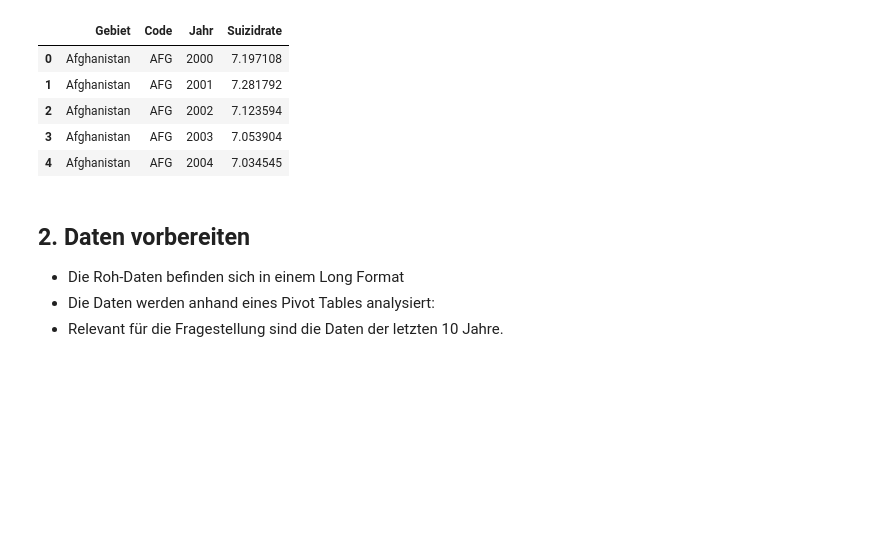
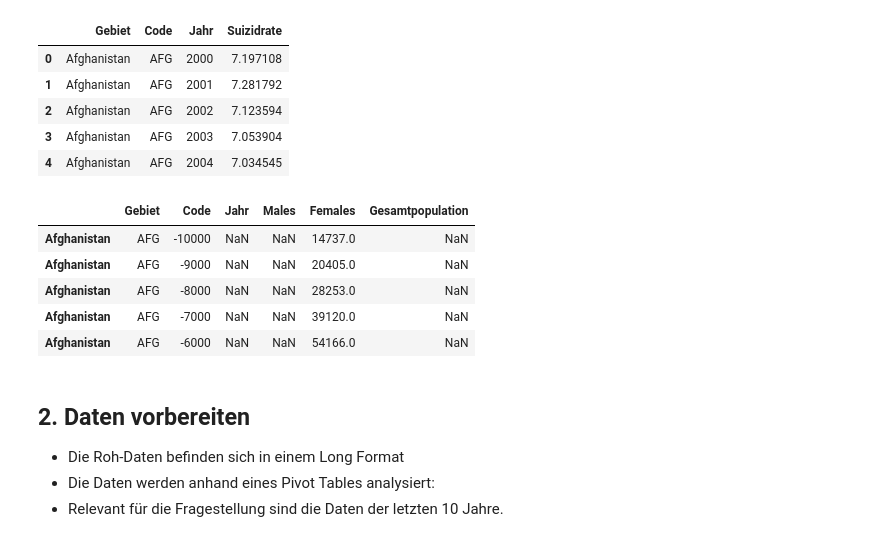
Before and after one commit to cardoali/BMLD-Python, a Jupyter notebook: Grundgerüst_Leistungsnachweis.ipynb, the cells around one changed output. Cells and saved outputs as stored; diff of their text form; code cells hidden in the pictures; blank space fills up the shorter version.

Commit message:
Datensatz 2

```diff
--- a/Grundgerüst_Leistungsnachweis.ipynb
+++ b/Grundgerüst_Leistungsnachweis.ipynb
@@ -41,6 +41,17 @@ df.head()
 | 2 | Afghanistan | AFG | 2002 | 7.123594 |
 | 3 | Afghanistan | AFG | 2003 | 7.053904 |
 | 4 | Afghanistan | AFG | 2004 | 7.034545 |
+# %%
+df = pd.read_csv('Zusätzlicher Datensatz.csv', skiprows=1,
+                 names=['Gebiet','Code','Jahr','Males', 'Females','Gesamtpopulation'])
+df.head()
+# %% [output]
+|  | Gebiet | Code | Jahr | Males | Females | Gesamtpopulation |
+| Afghanistan | AFG | -10000 | NaN | NaN | 14737.0 | NaN |
+| Afghanistan | AFG | -9000 | NaN | NaN | 20405.0 | NaN |
+| Afghanistan | AFG | -8000 | NaN | NaN | 28253.0 | NaN |
+| Afghanistan | AFG | -7000 | NaN | NaN | 39120.0 | NaN |
+| Afghanistan | AFG | -6000 | NaN | NaN | 54166.0 | NaN |
 # %% [markdown]
 ## 2. Daten vorbereiten
 - Die Roh-Daten befinden sich in einem Long Format
```
Also changed, not shown: 1 other file.
